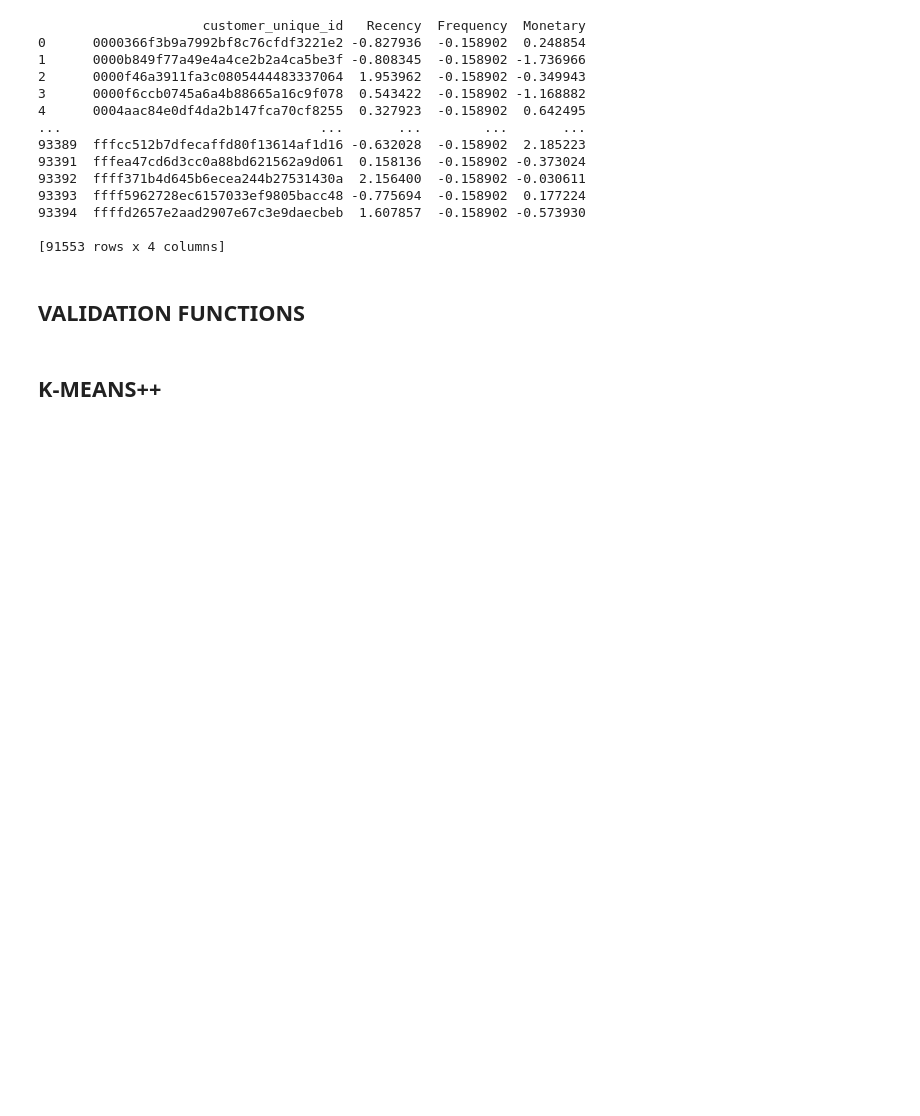
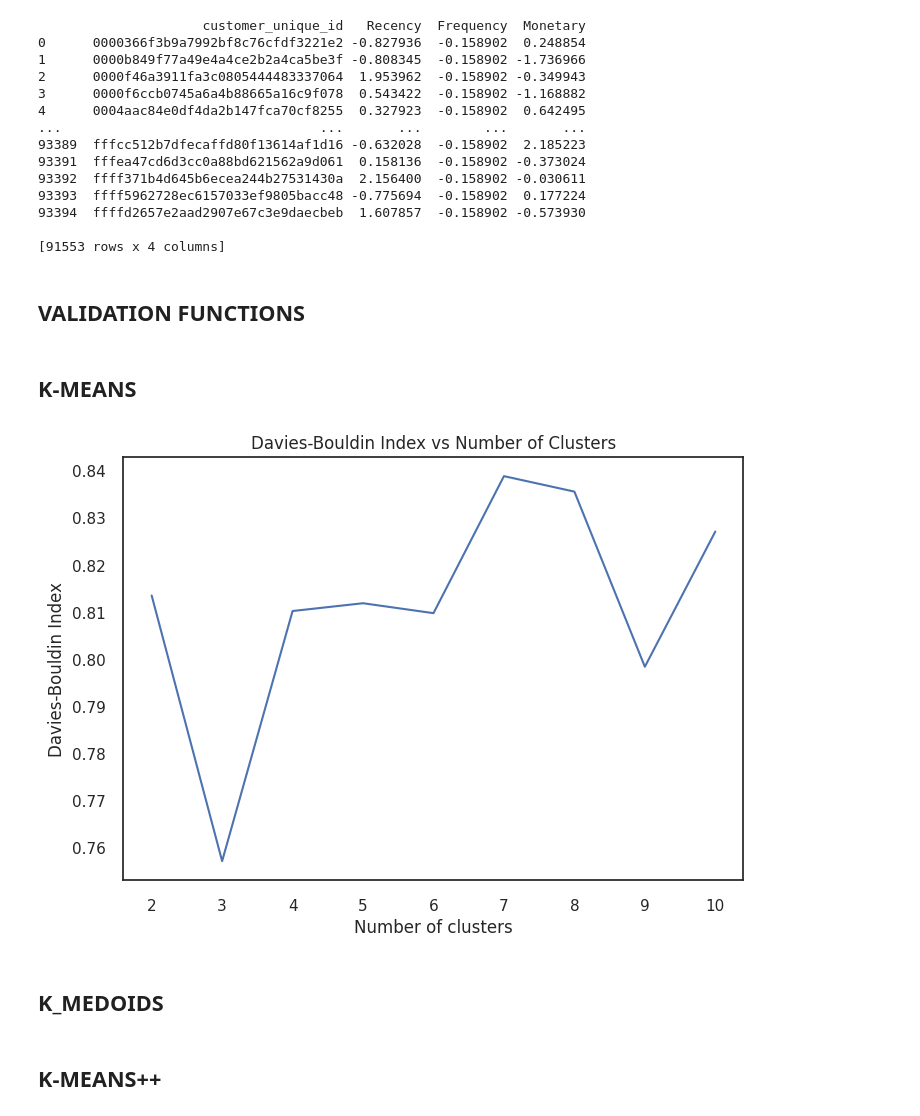
Before and after one commit to Pablocodes1993/finalproject, a Jupyter notebook: CUSTOMER_SEGMENTATION_USING_UNSUPERVISED_METHODS_AND_RFM.ipynb, the cells around one changed output. Saved outputs shown, nothing was run; the diff lists cells and outputs as text; code cells hidden in the pictures; blank space fills up the shorter version.

```diff
--- a/CUSTOMER_SEGMENTATION_USING_UNSUPERVISED_METHODS_AND_RFM.ipynb
+++ b/CUSTOMER_SEGMENTATION_USING_UNSUPERVISED_METHODS_AND_RFM.ipynb
@@ -1309,2 +1374,15 @@ def david_bouldin_index(X, labels):
 # %%
 selected_columns_kmeans=RFM_log_trans_wo_scaled[['Recency','Frequency','Monetary']]
+# %% [markdown]
+## K-MEANS
+# %%
+# Specify the range of cluster counts
+min_clusters = 2
+max_clusters = 10
+
+# Call the function and plot the Davies-Bouldin Index
+plot_davies_bouldin_index_kmeans(selected_columns_kmeans, min_clusters, max_clusters)
+# %% [output]
+[figure, added]
+# %% [markdown]
+## K_MEDOIDS
```
Also changed, not shown: parts of 8 cells of this notebook.
